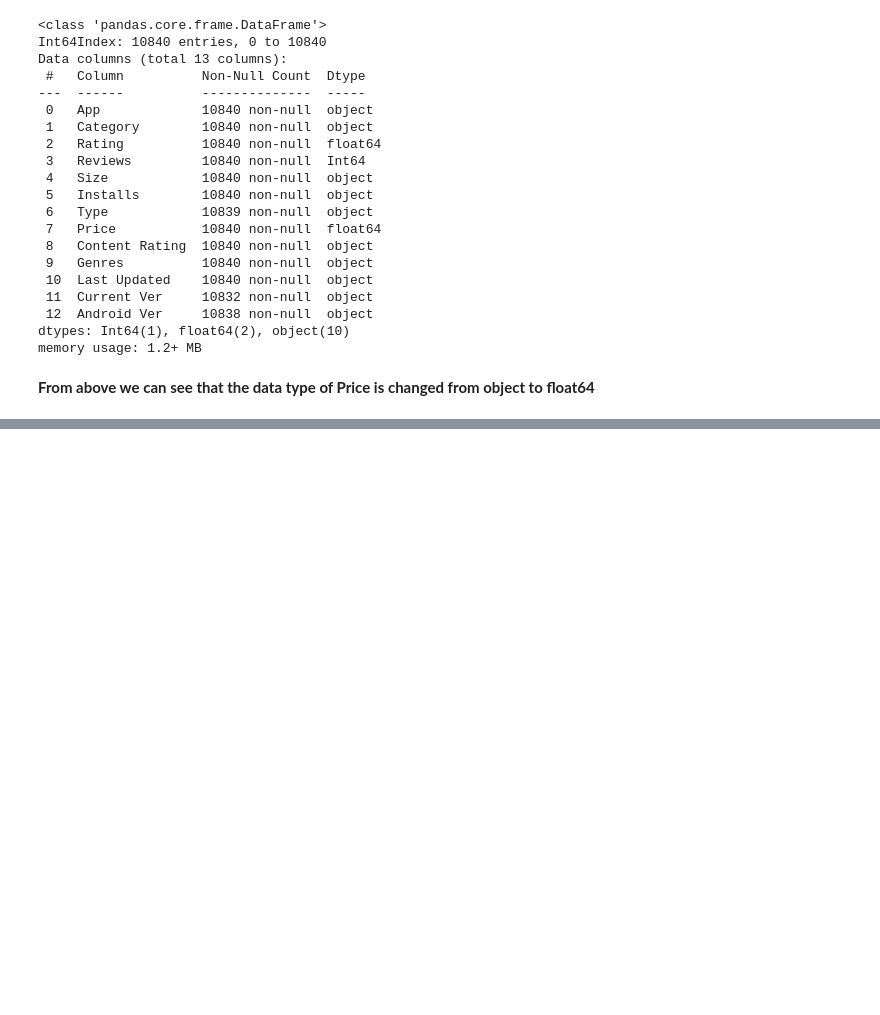
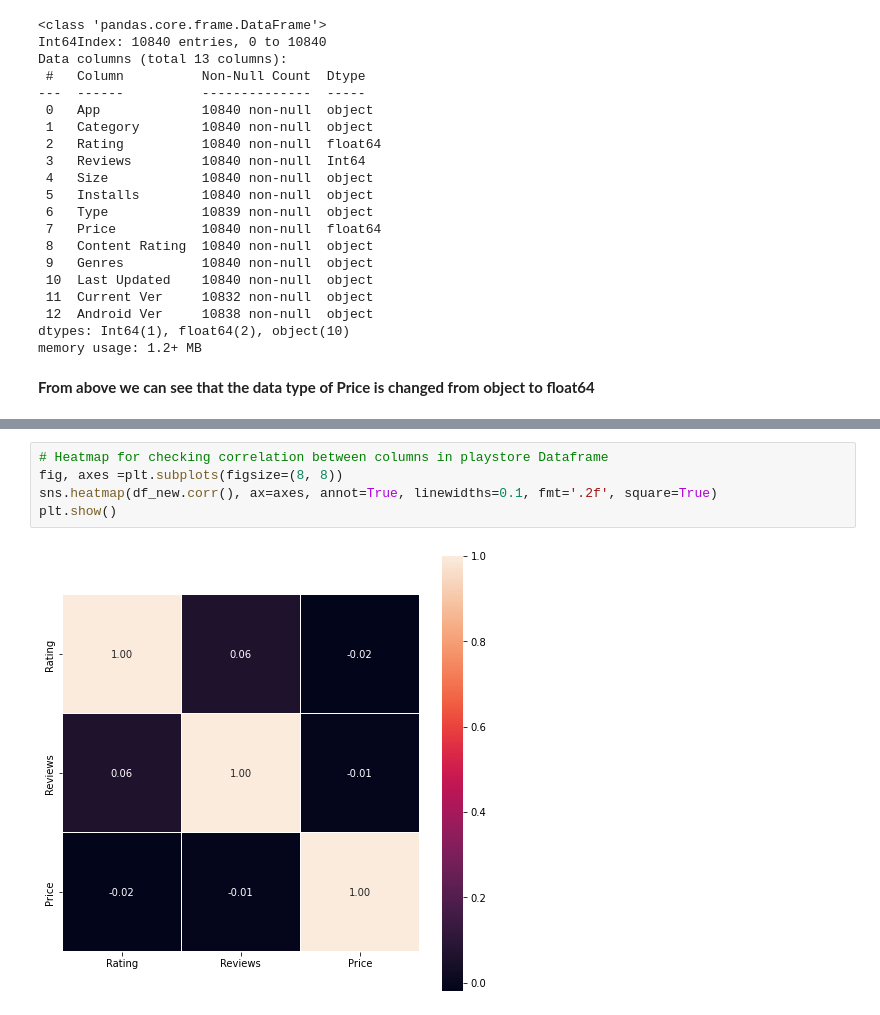
Before and after one commit to anshuldeoli/EDA_Project_Team_Notebook, a Jupyter notebook: Play_Store_App_Review_Analysis_Self_Capstone_Project.ipynb, the cells around one changed output, grey strips where cells are left out. Saved outputs shown, nothing was run; the diff lists cells and outputs as text; blank space fills up the shorter version.

```diff
--- a/Play_Store_App_Review_Analysis_Self_Capstone_Project.ipynb
+++ b/Play_Store_App_Review_Analysis_Self_Capstone_Project.ipynb
@@ -196,0 +262,7 @@ memory usage: 1.2+ MB
+# %%
+# Heatmap for checking correlation between columns in playstore Dataframe
+fig, axes =plt.subplots(figsize=(8, 8))
+sns.heatmap(df_new.corr(), ax=axes, annot=True, linewidths=0.1, fmt='.2f', square=True)
+plt.show()
+# %% [output]
+[figure, added]
```
Also changed, not shown: parts of 13 cells of this notebook.
